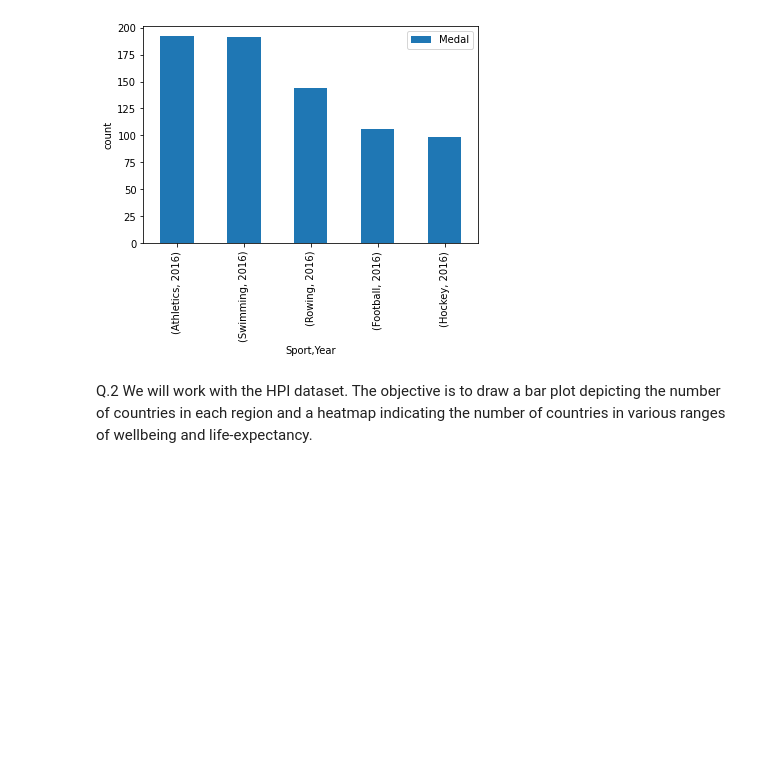
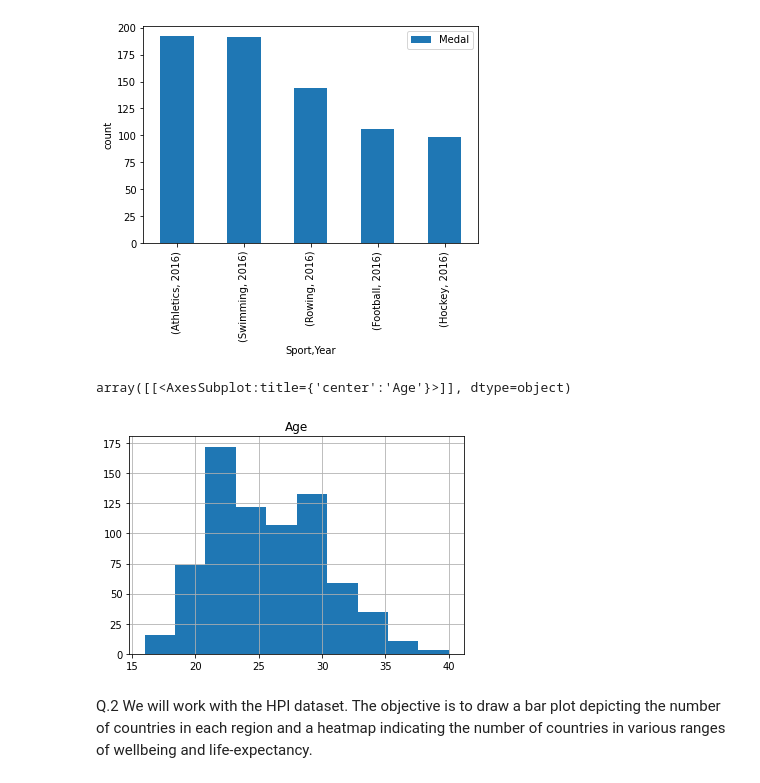
Before and after one commit to RealDogDad/exoplanetary-extrapolation, a Jupyter notebook: assignments/assignment-5a.ipynb, the cells around one changed output. Drawn from its saved outputs; the diff is of its cells as text; code cells hidden in the pictures; blank space fills up the shorter version.

```diff
--- a/assignments/assignment-5a.ipynb
+++ b/assignments/assignment-5a.ipynb
@@ -89,6 +90,14 @@ barPlot.plot.bar(ylabel= 'count')
 [figure]
 # %%
 #Q.1.e Generate a histogram for the “Age” of all medal winners in the top five sports (2016).
+medals_age = olympic_filtered.loc[olympic_filtered['Sport'].isin(['Athletics', 'Swimming', 'Rowing', 'Football', 'Hockey'])]
+medals_age = medals_age[medals_age['Year'] >= 2016]
+medals_age = medals_age[['Sport','Age','Medal']]
+medals = ['Gold','Silver','Bronze']
+medals_age.hist()
+# %% [output]
+array([[<AxesSubplot:title={'center':'Age'}>]], dtype=object)
+[figure, added]
 # %%
 #Q.1.f Generate a bar plot indicating how many medals were won by each country's team in the top five sports in 2016.
 # %%
```
Also changed, not shown: parts of 3 cells of this notebook.
